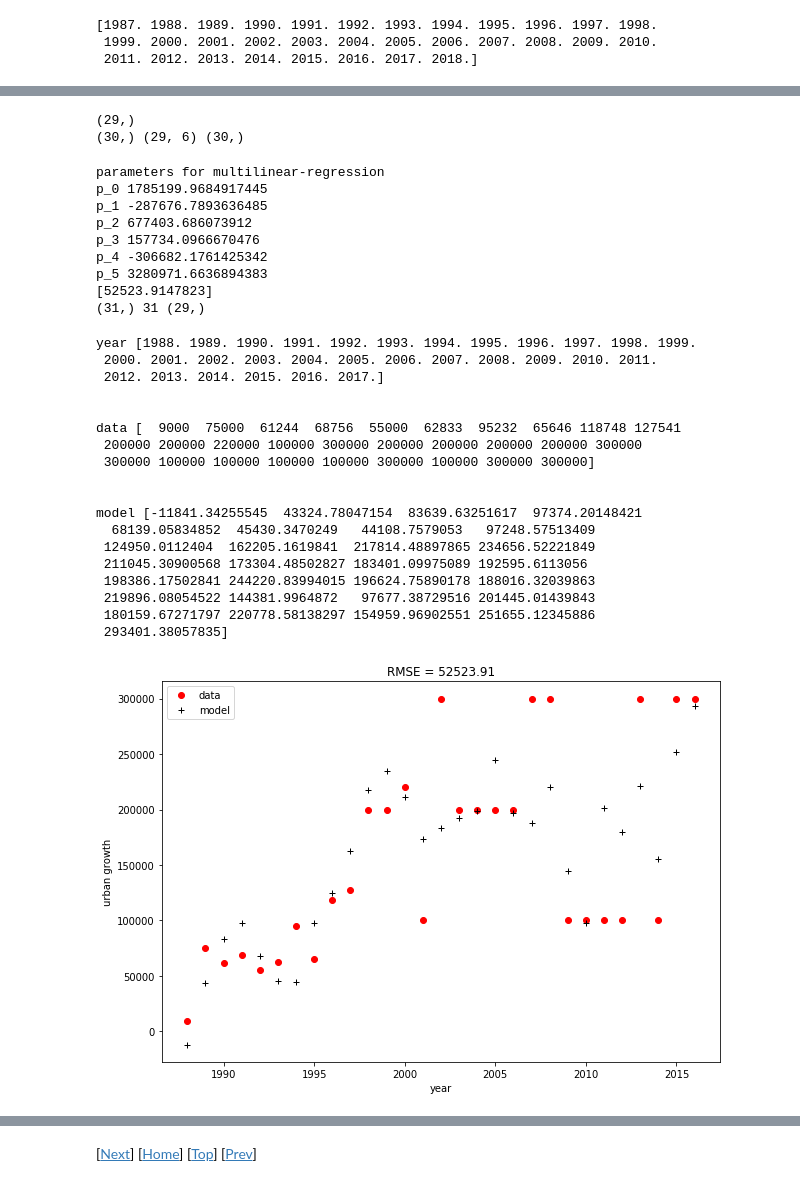
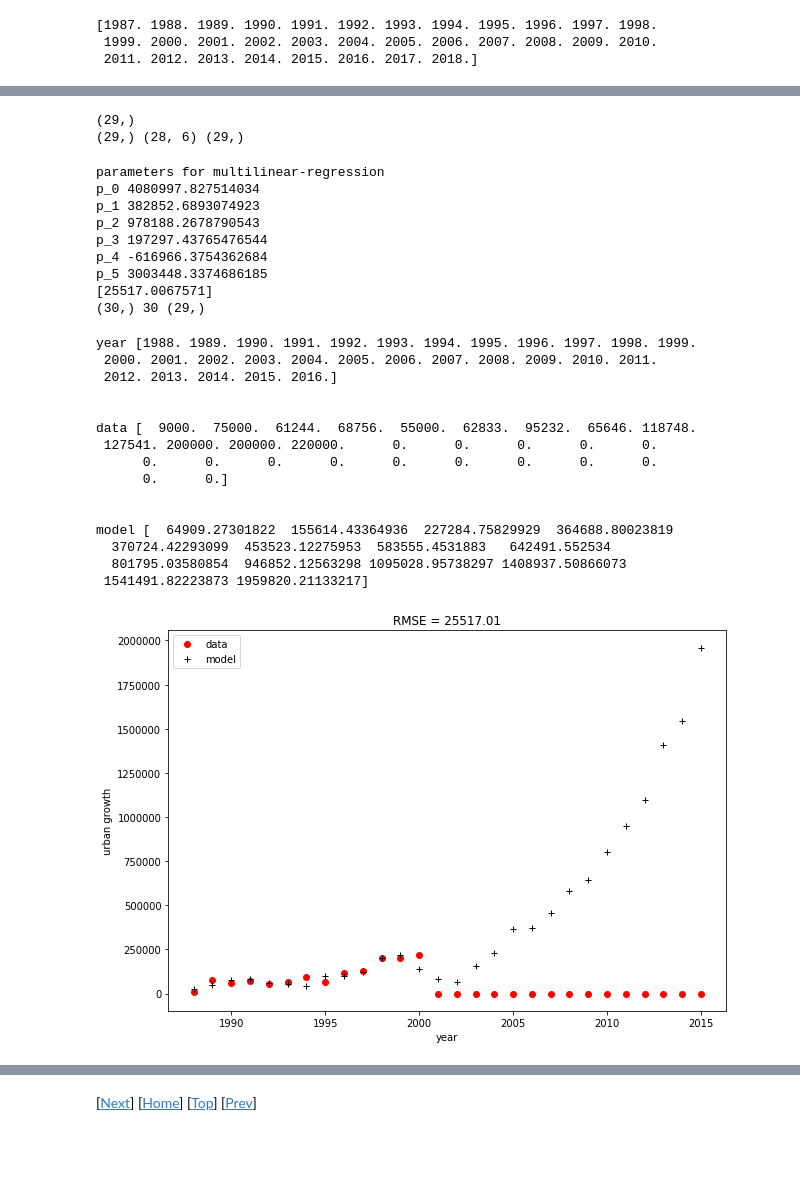
Before and after one commit to profLewis/GEOG0027_Coursework, a Jupyter notebook: docs/2021_UrbanModel_TeacherPage.ipynb, the cells around one changed output, grey strips where cells are left out. Drawn from its saved outputs; the diff is of its cells as text; code cells hidden in the pictures; blank space fills up the shorter version.

```diff
--- a/docs/2021_UrbanModel_TeacherPage.ipynb
+++ b/docs/2021_UrbanModel_TeacherPage.ipynb
@@ -100,9 +100,11 @@ print(year)
 # lets see what we have
 print (year.shape)
 n = year.shape[0]
-for i in headings[1:9]:
+for i in headings[1:]:
     print(i,data[i].shape)
     n = min([n,data[i].shape[0]])
+
+#n = 14
 # %% [output]
 (32,)
 Complete investment in capital construction (固投) 亿元 (32,)
@@ -161,13 +160,8 @@ ModuleNotFoundError: No module named 'rpy2'
 print(year[0],year[-1])
 # type your own urban_land in here to override whats in
 # the spreadsheet: this example has dummy values for > 2000
-urban_land = [511000,520000,595000,
-              656244,725000,780000,842833,938065,1003711,1122459,
-              1250000,1450000,1650000,
-              1870000,1970000,2270000,2470000,2670000,2870000,3070000,
-              3370000,3670000,3770000,
-              3870000,3970000,4070000,4370000,4470000,4770000,5070000,5270000]
-urban_land = np.array(urban_land)[:n]
+urban_land = data[headings[10]][:n]
+urban_land = np.array(urban_land)[:n+1]
 print(n,urban_land.shape)
 p = pd.DataFrame(np.array([year,urban_land]).T)
 p.plot(x=0)
@@ -184,7 +178,7 @@ import matplotlib.pyplot as plt
 
 # we dont trust ag land stats
 # so instead here, we estimate it from the urban land
-agr_land = 2*data['Urban pixels'].max() - data['Urban pixels']
+agr_land = 2*urban_land.max() - urban_land
 
 growth = urban_land[1:]-urban_land[:-1]
 
@@ -204,11 +198,11 @@ print (growth.shape)
 print (urban_land.shape,data_matrix.shape,dyear.shape)
 # %% [output]
 (29,)
-(30,) (29, 6) (30,)
+(29,) (28, 6) (29,)
 # %%
 # regress growth as function of terms in
 # data matrix
-pp = np.linalg.lstsq(data_matrix, growth,rcond=None)
+pp = np.linalg.lstsq(data_matrix[:14], growth[:14],rcond=None)
 print ('parameters for multilinear-regression'),
 for i,j in enumerate(pp[0]):
     print (f'p_{i}',j)
@@ -219,48 +213,45 @@ print(RMSE)
 print(year.shape,n,growth.shape)
 # %% [output]
 parameters for multilinear-regression
-p_0 1785199.9684917445
-p_1 -287676.7893636485
-p_2 677403.686073912
-p_3 157734.0966670476
-p_4 -306682.1761425342
-p_5 3280971.6636894383
-[52523.9147823]
-(31,) 31 (29,)
+p_0 4080997.827514034
+p_1 382852.6893074923
+p_2 978188.2678790543
+p_3 197297.43765476544
+p_4 -616966.3754362684
+p_5 3003448.3374686185
+[25517.0067571]
+(30,) 30 (29,)
 # %%
 plt.figure(figsize=(10,7))
 plt.title('RMSE = %.2f'%RMSE)
 fwd = np.sum(pp[0]*data_matrix, axis=1)
 
-plt.plot(year[1:-1], growth,'ro',label='data')
+plt.plot(year[1:-1], growth[:-1],'ro',label='data')
 plt.plot(year[1:-1], fwd,'k+',label='model')
 plt.xlabel('year')
 plt.ylabel('urban growth')
 plt.legend(loc='best')
 
 print ('\n\nyear',dyear)
 print ('\n\ndata',growth)
-print ('\n\nmodel',fwd)
+print ('\n\nmodel',fwd[14:])
 # %% [output]
 year [1988. 1989. 1990. 1991. 1992. 1993. 1994. 1995. 1996. 1997. 1998. 1999.
  2000. 2001. 2002. 2003. 2004. 2005. 2006. 2007. 2008. 2009. 2010. 2011.
- 2012. 2013. 2014. 2015. 2016. 2017.]
+ 2012. 2013. 2014. 2015. 2016.]
 
 
-data [  9000  75000  61244  68756  55000  62833  95232  65646 118748 127541
- 200000 200000 220000 100000 300000 200000 200000 200000 200000 300000
- 300000 100000 100000 100000 100000 300000 100000 300000 300000]
+data [  9000.  75000.  61244.  68756.  55000.  62833.  95232.  65646. 118748.
+ 127541. 200000. 200000. 220000.      0.      0.      0.      0.      0.
+      0.      0.      0.      0.      0.      0.      0.      0.      0.
+      0.      0.]
 
 
-model [-11841.34255545  43324.78047154  83639.63251617  97374.20148421
-  68139.05834852  45430.3470249   44108.7579053   97248.57513409
- 124950.0112404  162205.1619841  217814.48897865 234656.52221849
- 211045.30900568 173304.48502827 183401.09975089 192595.6113056
- 198386.17502841 244220.83994015 196624.75890178 188016.32039863
- 219896.08054522 144381.9964872   97677.38729516 201445.01439843
- 180159.67271797 220778.58138297 154959.96902551 251655.12345886
- 293401.38057835]
+model [  64909.27301822  155614.43364936  227284.75829929  364688.80023819
+  370724.42293099  453523.12275953  583555.4531883   642491.552534
+  801795.03580854  946852.12563298 1095028.95738297 1408937.50866073
+ 1541491.82223873 1959820.21133217]
-[figure, old version]
+[figure, new version]
 # %% [markdown]
 The material above provides all of the computer code you would need to apply the model, though you may wish to code it yourself in R.
 
```
Also changed, not shown: parts of 5 cells of this notebook, 15 other files.
